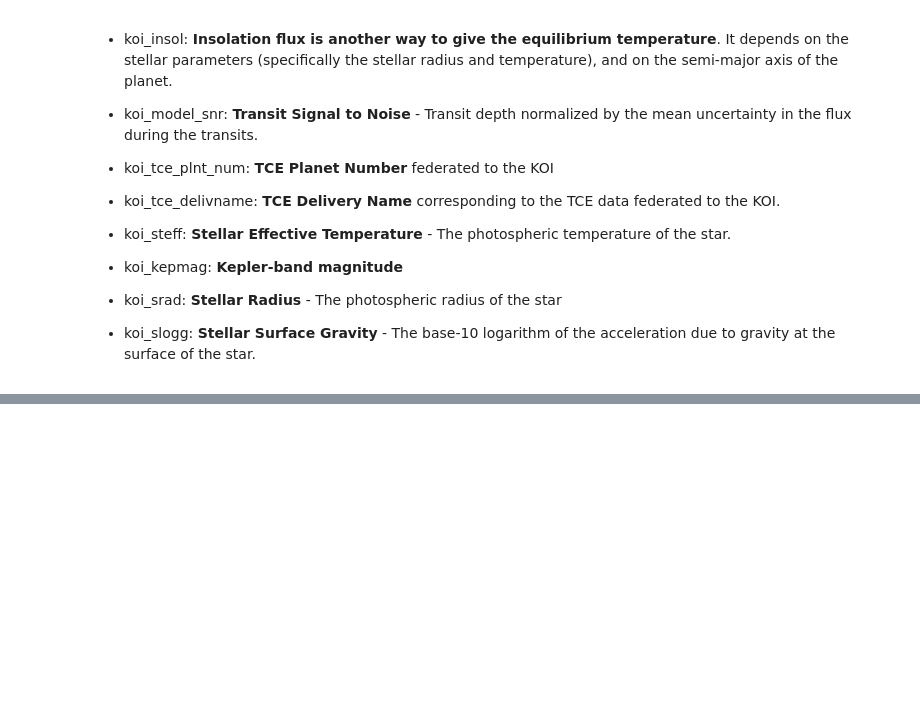
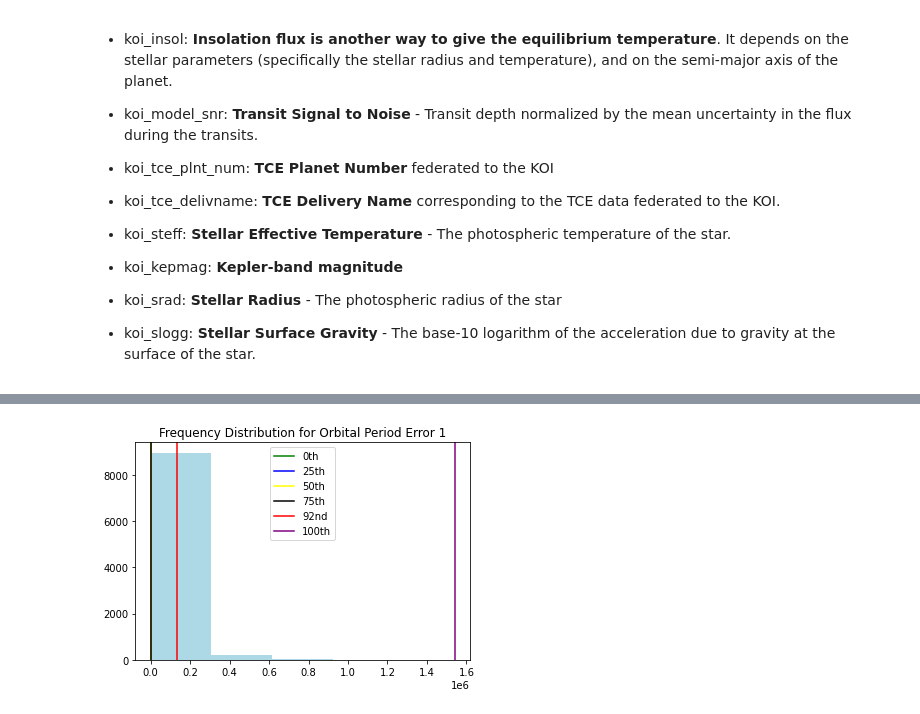
Before and after one commit to aditeyabaral/kepler-exoplanet-analysis, a Jupyter notebook: src/Data_Cleaning.ipynb, the cells around one changed output, grey strips where cells are left out. Saved outputs shown, nothing was run; the diff lists cells and outputs as text; code cells hidden in the pictures; blank space fills up the shorter version.

```diff
--- a/src/Data_Cleaning.ipynb
+++ b/src/Data_Cleaning.ipynb
@@ -657,0 +683,13 @@ array([ 1.,  2.,  3., nan,  4.,  5.,  6.,  7.,  8.])
+# %%
+plt.hist(df["koi_depth"].values, bins=5, color="lightblue")
+plt.axvline(x = np.nanpercentile(df["koi_depth"].values, 0), color = "green", label = "0th")
+plt.axvline(x = np.nanpercentile(df["koi_depth"].values, 25), color = "blue", label = "25th")
+plt.axvline(x = np.nanpercentile(df["koi_depth"].values, 50), color = "yellow", label = "50th")
+plt.axvline(x = np.nanpercentile(df["koi_depth"].values, 75), color = "black", label = "75th")
+plt.axvline(x = np.nanpercentile(df["koi_depth"].values, 94), color = "red", label = "92nd")
+plt.axvline(x = np.nanpercentile(df["koi_depth"].values, 100), color = "purple", label = "100th")
+plt.title("Frequency Distribution for Orbital Period Error 1")
+plt.legend()
+plt.show()
+# %% [output]
+[figure, added]
```
Also changed, not shown: parts of 57 cells of this notebook.
